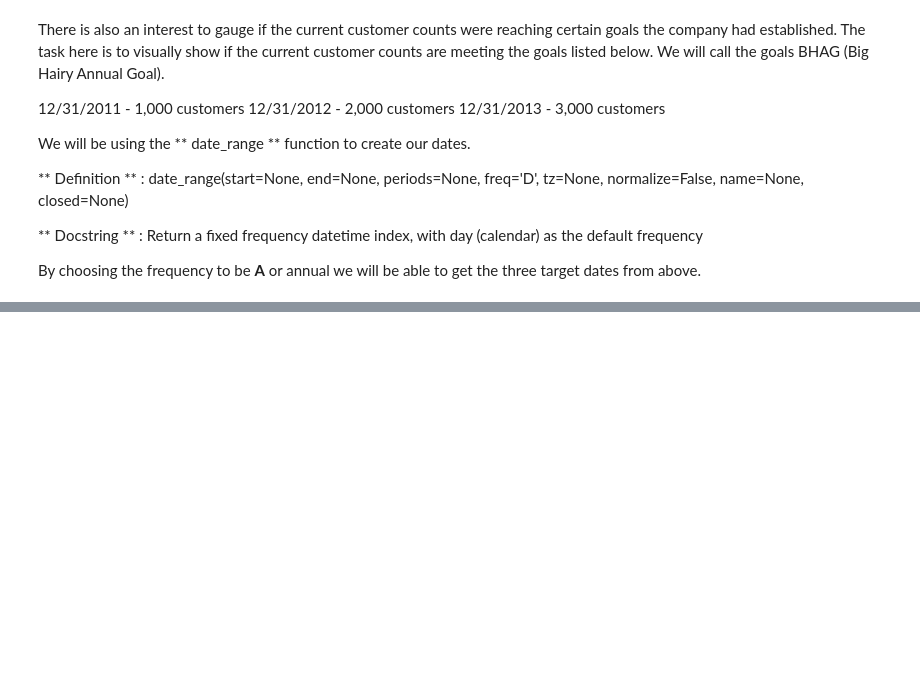
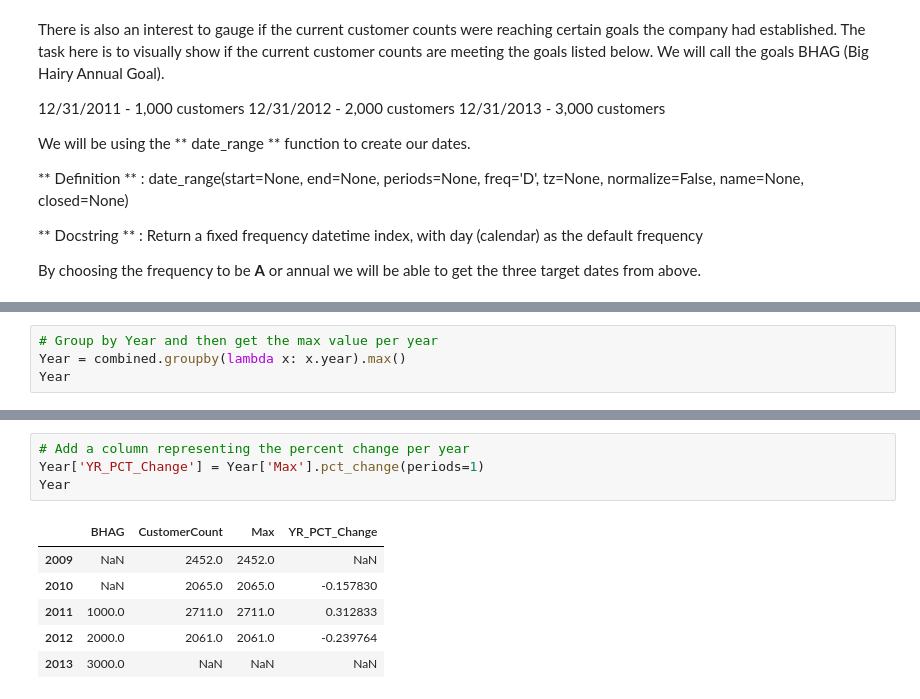
Before and after one commit to jaivrat/python_codes, a Jupyter notebook: ml-python/pandas-lessons/Lesson-03.ipynb, the cells around one changed output, grey strips where cells are left out. Saved outputs shown, nothing was run; the diff lists cells and outputs as text; blank space fills up the shorter version.

```diff
--- a/ml-python/pandas-lessons/Lesson-03.ipynb
+++ b/ml-python/pandas-lessons/Lesson-03.ipynb
@@ -409,0 +466,4 @@ By choosing the frequency to be **A** or annual we will be able to get the three
+# %%
+# Group by Year and then get the max value per year
+Year = combined.groupby(lambda x: x.year).max()
+Year
@@ -409,0 +477,11 @@ By choosing the frequency to be **A** or annual we will be able to get the three
+# %%
+# Add a column representing the percent change per year
+Year['YR_PCT_Change'] = Year['Max'].pct_change(periods=1)
+Year
+# %% [output]
+|  | BHAG | CustomerCount | Max | YR_PCT_Change |
+| 2009 | NaN | 2452.0 | 2452.0 | NaN |
+| 2010 | NaN | 2065.0 | 2065.0 | -0.157830 |
+| 2011 | 1000.0 | 2711.0 | 2711.0 | 0.312833 |
+| 2012 | 2000.0 | 2061.0 | 2061.0 | -0.239764 |
+| 2013 | 3000.0 | NaN | NaN | NaN |
```
Also changed, not shown: parts of 12 cells of this notebook.
